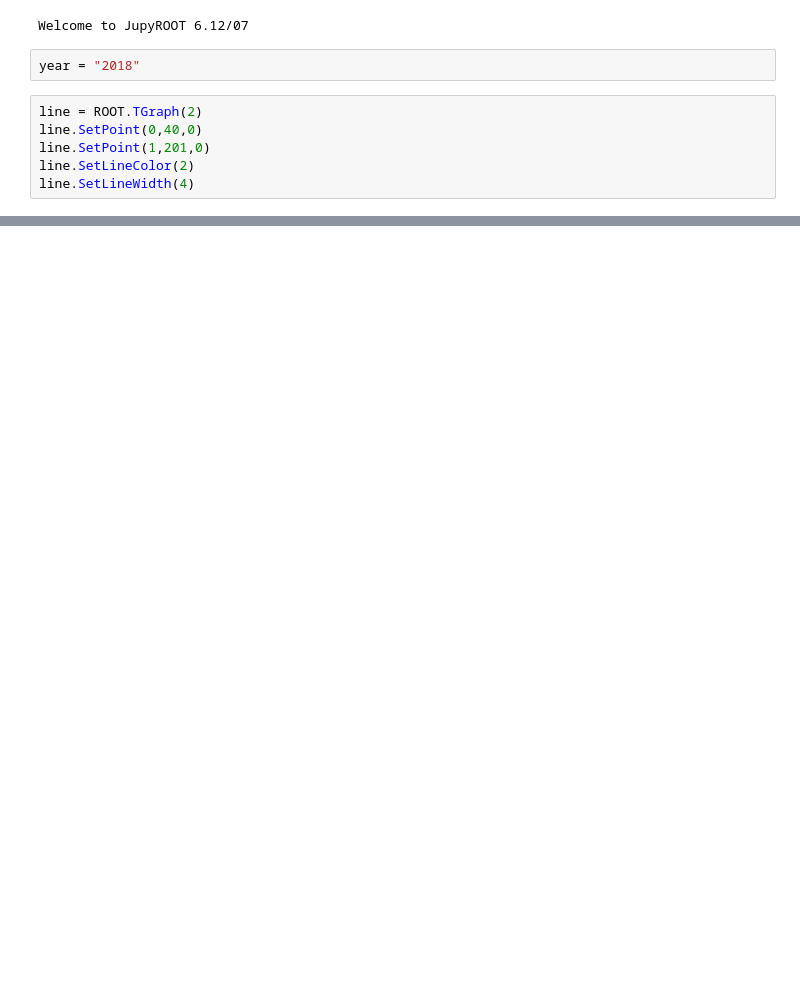
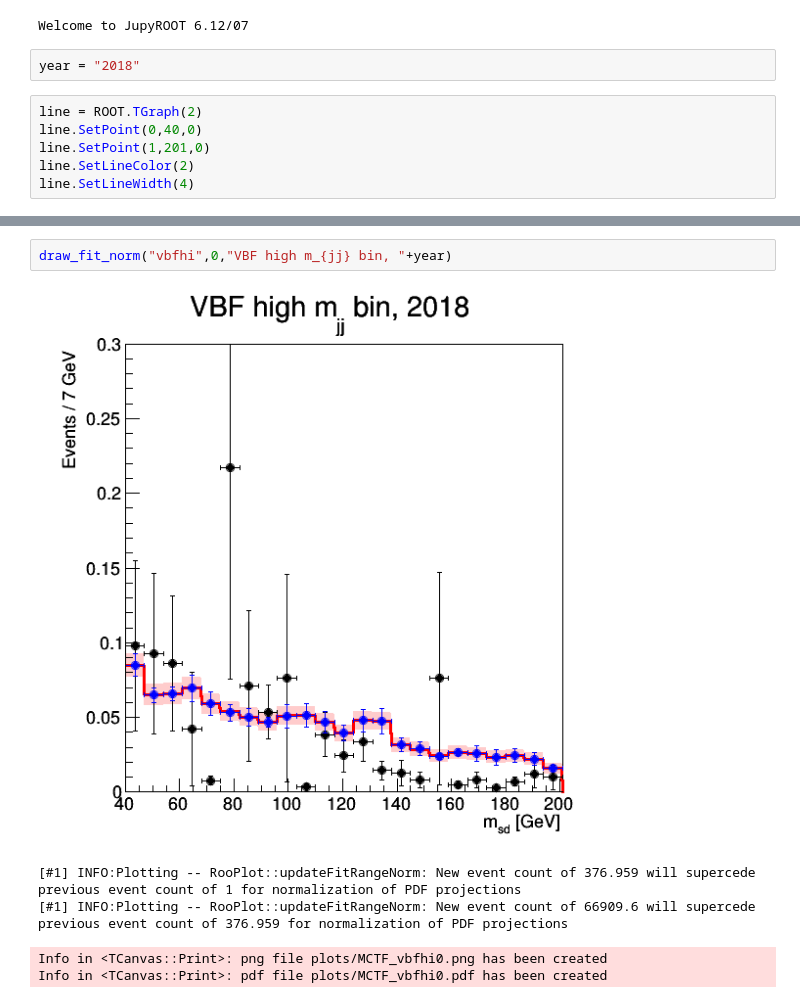
Before and after one commit to jennetd/vbf-hbb-fits, a Jupyter notebook: hbb-unblind-ewkz/2018/draw-PF-ratio.ipynb, the cells around one changed output, grey strips where cells are left out. Cells and saved outputs as stored; diff of their text form; blank space fills up the shorter version.

```diff
--- a/hbb-unblind-ewkz/2018/draw-PF-ratio.ipynb
+++ b/hbb-unblind-ewkz/2018/draw-PF-ratio.ipynb
@@ -214,0 +90,8 @@ for i in range(0,6):
+# %%
+draw_fit_norm("vbfhi",0,"VBF high m_{jj} bin, "+year)
+# %% [output]
+[figure, added]
+[#1] INFO:Plotting -- RooPlot::updateFitRangeNorm: New event count of 376.959 will supercede previous event count of 1 for normalization of PDF projections
+[#1] INFO:Plotting -- RooPlot::updateFitRangeNorm: New event count of 66909.6 will supercede previous event count of 376.959 for normalization of PDF projections
+Info in <TCanvas::Print>: png file plots/MCTF_vbfhi0.png has been created
+Info in <TCanvas::Print>: pdf file plots/MCTF_vbfhi0.pdf has been created
```
Also changed, not shown: parts of 10 cells of this notebook, 18 other files.
